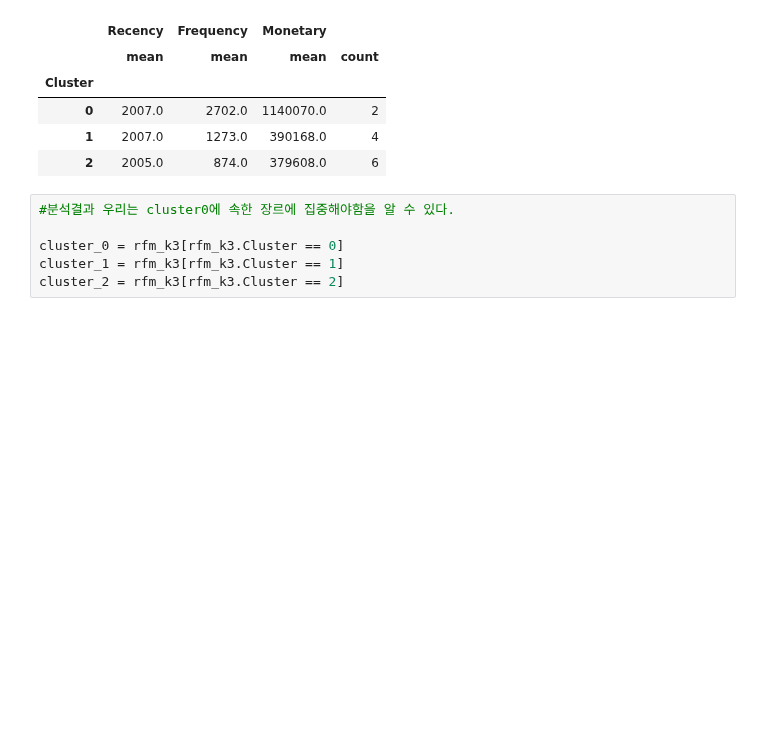
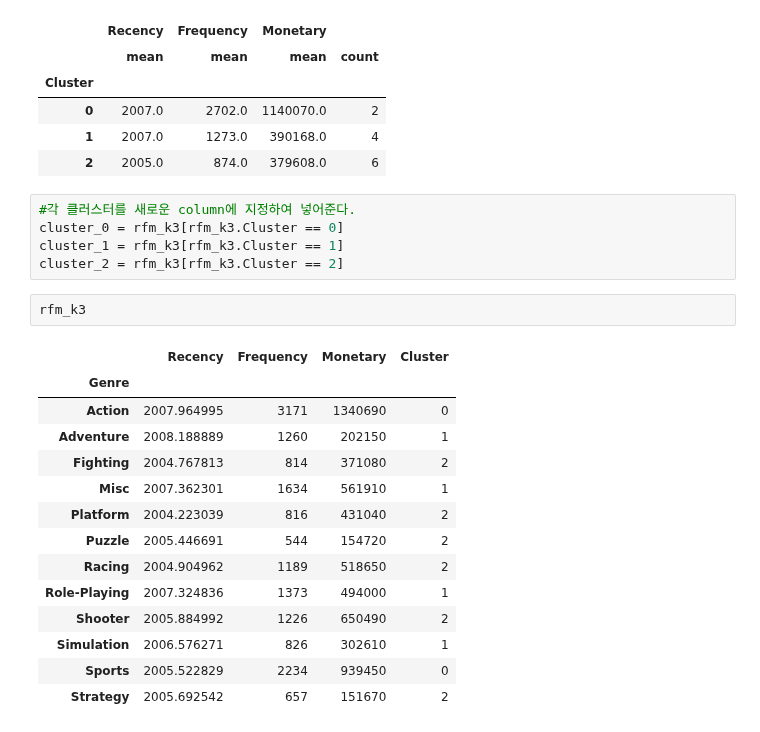
Before and after one commit to sseyonafre/Project, a Jupyter notebook: sprint1/AI_14_고세희_Section1.ipynb, the cells around one changed output. Cells and saved outputs as stored; diff of their text form; blank space fills up the shorter version.

```diff
--- a/sprint1/AI_14_고세희_Section1.ipynb
+++ b/sprint1/AI_14_고세희_Section1.ipynb
@@ -837,8 +837,24 @@ rfm_k3.groupby(['Cluster']).agg({
 | 1 | 2007.0 | 1273.0 | 390168.0 | 4 |
 | 2 | 2005.0 | 874.0 | 379608.0 | 6 |
 # %%
-#분석결과 우리는 cluster0에 속한 장르에 집중해야함을 알 수 있다.
-
+#각 클러스터를 새로운 column에 지정하여 넣어준다.
 cluster_0 = rfm_k3[rfm_k3.Cluster == 0]
 cluster_1 = rfm_k3[rfm_k3.Cluster == 1]
 cluster_2 = rfm_k3[rfm_k3.Cluster == 2]
+# %%
+rfm_k3
+# %% [output]
+|  | Recency | Frequency | Monetary | Cluster |
+| Genre |  |  |  |  |
+| Action | 2007.964995 | 3171 | 1340690 | 0 |
+| Adventure | 2008.188889 | 1260 | 202150 | 1 |
+| Fighting | 2004.767813 | 814 | 371080 | 2 |
+| Misc | 2007.362301 | 1634 | 561910 | 1 |
+| Platform | 2004.223039 | 816 | 431040 | 2 |
+| Puzzle | 2005.446691 | 544 | 154720 | 2 |
+| Racing | 2004.904962 | 1189 | 518650 | 2 |
+| Role-Playing | 2007.324836 | 1373 | 494000 | 1 |
+| Shooter | 2005.884992 | 1226 | 650490 | 2 |
+| Simulation | 2006.576271 | 826 | 302610 | 1 |
+| Sports | 2005.522829 | 2234 | 939450 | 0 |
+| Strategy | 2005.692542 | 657 | 151670 | 2 |
```
Also changed, not shown: parts of 7 cells of this notebook.
